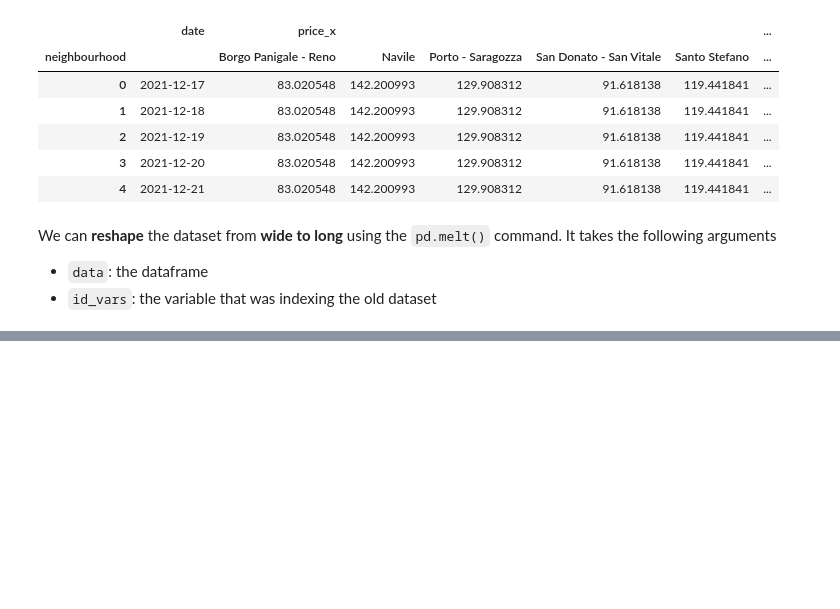
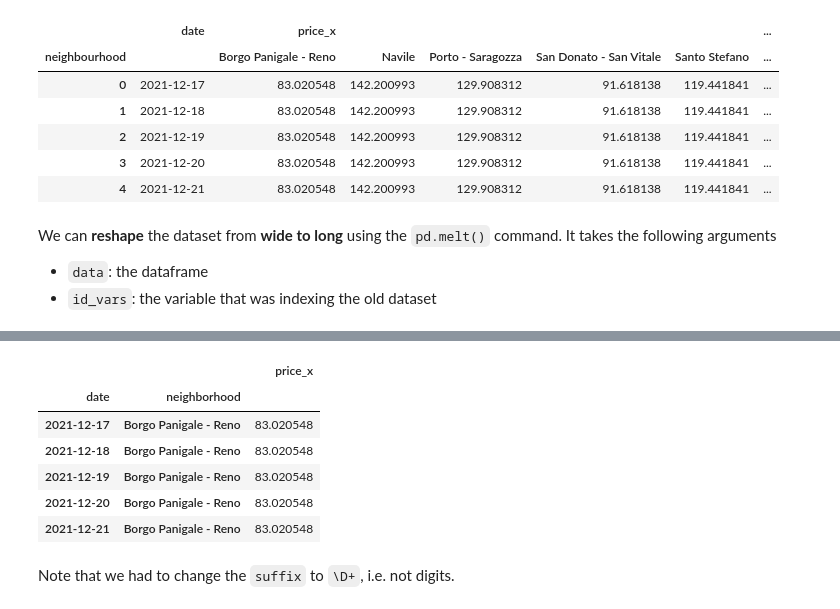
Before and after one commit to matteocourthoud/Data-Science-Python, a Jupyter notebook: notebooks/04_data_wrangling.ipynb, the cells around one changed output, grey strips where cells are left out. Saved outputs shown, nothing was run; the diff lists cells and outputs as text; code cells hidden in the pictures; blank space fills up the shorter version.

```diff
--- a/notebooks/04_data_wrangling.ipynb
+++ b/notebooks/04_data_wrangling.ipynb
@@ -195,0 +203,12 @@ pd.melt(df_wide, id_vars='date', value_name='price')
+# %%
+pd.wide_to_long(df_wide2, stubnames='price_x', i='date', j='neighborhood', suffix='\D+').head()
+# %% [output]
+|  |  | price_x |
+| date | neighborhood |  |
+| 2021-12-17 | Borgo Panigale - Reno | 83.020548 |
+| 2021-12-18 | Borgo Panigale - Reno | 83.020548 |
+| 2021-12-19 | Borgo Panigale - Reno | 83.020548 |
+| 2021-12-20 | Borgo Panigale - Reno | 83.020548 |
+| 2021-12-21 | Borgo Panigale - Reno | 83.020548 |
+# %% [markdown]
+Note that we had to change the `suffix` to `\D+`, i.e. not digits.
```
Also changed, not shown: parts of 5 cells of this notebook.
